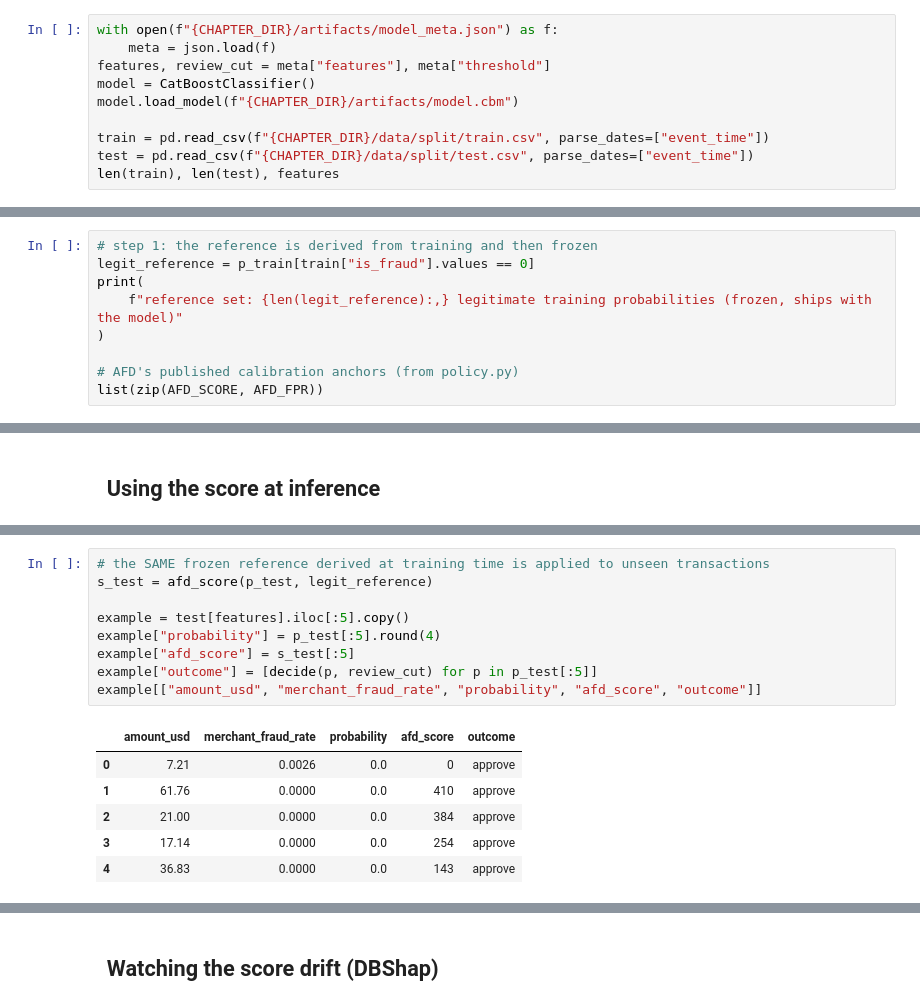
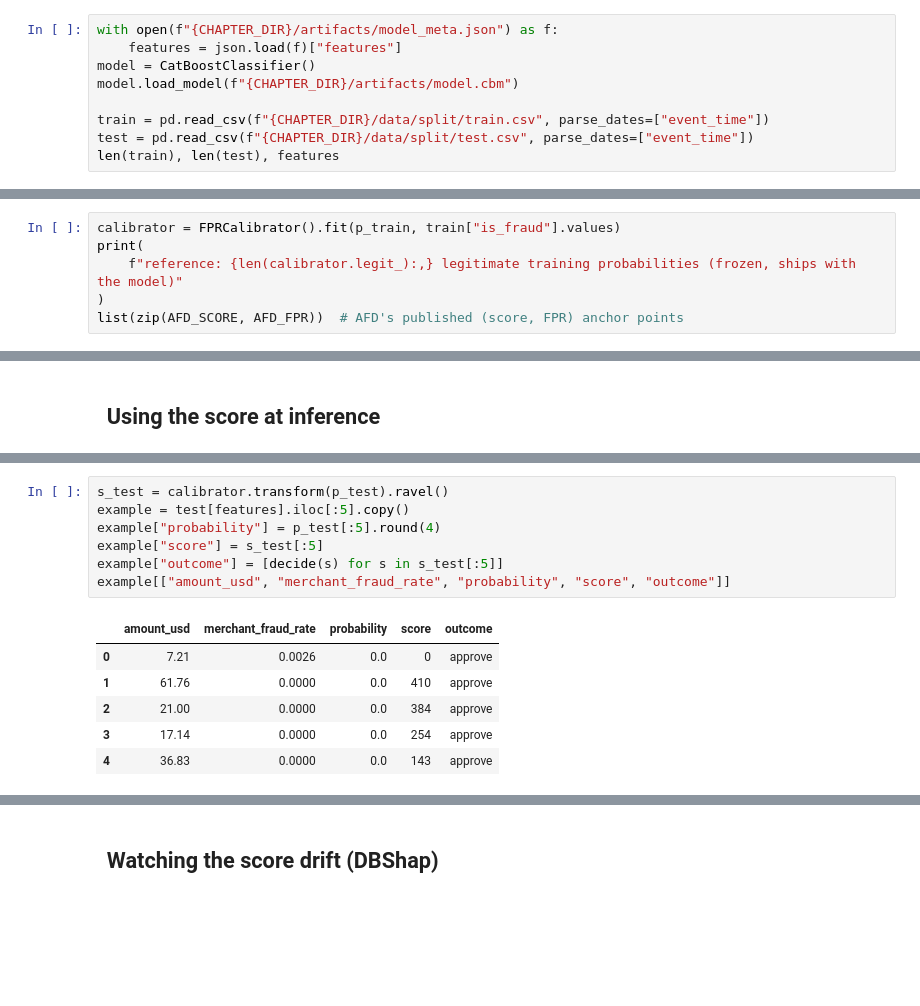
Before and after one commit to PacktPublishing/Developing-AI-ML-Solutions-on-AWS, a Jupyter notebook: code/ch-06-streaming-fraud/notebooks/score_and_drift.ipynb, the cells around one changed output, grey strips where cells are left out. Saved outputs shown, nothing was run; the diff lists cells and outputs as text; blank space fills up the shorter version.

```diff
--- a/code/ch-06-streaming-fraud/notebooks/score_and_drift.ipynb
+++ b/code/ch-06-streaming-fraud/notebooks/score_and_drift.ipynb
@@ -38,8 +44,7 @@ pd.set_option("display.width", 100)
 Load the frozen model and the chronological split. `train.csv` is what the model learned on; `test.csv` is the held-out future it never saw, standing in for live traffic.
 # %%
 with open(f"{CHAPTER_DIR}/artifacts/model_meta.json") as f:
-    meta = json.load(f)
-features, review_cut = meta["features"], meta["threshold"]
+    features = json.load(f)["features"]
 model = CatBoostClassifier()
 model.load_model(f"{CHAPTER_DIR}/artifacts/model.cbm")
 
@@ -91,10 +96,7 @@ Here is the derivation, and the point to hold onto: **it happens once, on traini
 # %%
-# step 1: the reference is derived from training and then frozen
-legit_reference = p_train[train["is_fraud"].values == 0]
+calibrator = FPRCalibrator().fit(p_train, train["is_fraud"].values)
 print(
-    f"reference set: {len(legit_reference):,} legitimate training probabilities (frozen, ships with the model)"
+    f"reference: {len(calibrator.legit_):,} legitimate training probabilities (frozen, ships with the model)"
 )
-
-# AFD's published calibration anchors (from policy.py)
-list(zip(AFD_SCORE, AFD_FPR))
+list(zip(AFD_SCORE, AFD_FPR))  # AFD's published (score, FPR) anchor points
 # %% [output]
@@ -180,14 +162,12 @@ The `test` set is our stand-in for live traffic. We score it with the reference
 # %%
-# the SAME frozen reference derived at training time is applied to unseen transactions
-s_test = afd_score(p_test, legit_reference)
-
+s_test = calibrator.transform(p_test).ravel()
 example = test[features].iloc[:5].copy()
 example["probability"] = p_test[:5].round(4)
-example["afd_score"] = s_test[:5]
-example["outcome"] = [decide(p, review_cut) for p in p_test[:5]]
-example[["amount_usd", "merchant_fraud_rate", "probability", "afd_score", "outcome"]]
+example["score"] = s_test[:5]
+example["outcome"] = [decide(s) for s in s_test[:5]]
+example[["amount_usd", "merchant_fraud_rate", "probability", "score", "outcome"]]
 # %% [output]
-|  | amount_usd | merchant_fraud_rate | probability | afd_score | outcome |
+|  | amount_usd | merchant_fraud_rate | probability | score | outcome |
 | 0 | 7.21 | 0.0026 | 0.0 | 0 | approve |
 | 1 | 61.76 | 0.0000 | 0.0 | 410 | approve |
 | 2 | 21.00 | 0.0000 | 0.0 | 384 | approve |
```
Also changed, not shown: parts of 25 cells of this notebook, 12 other files.
